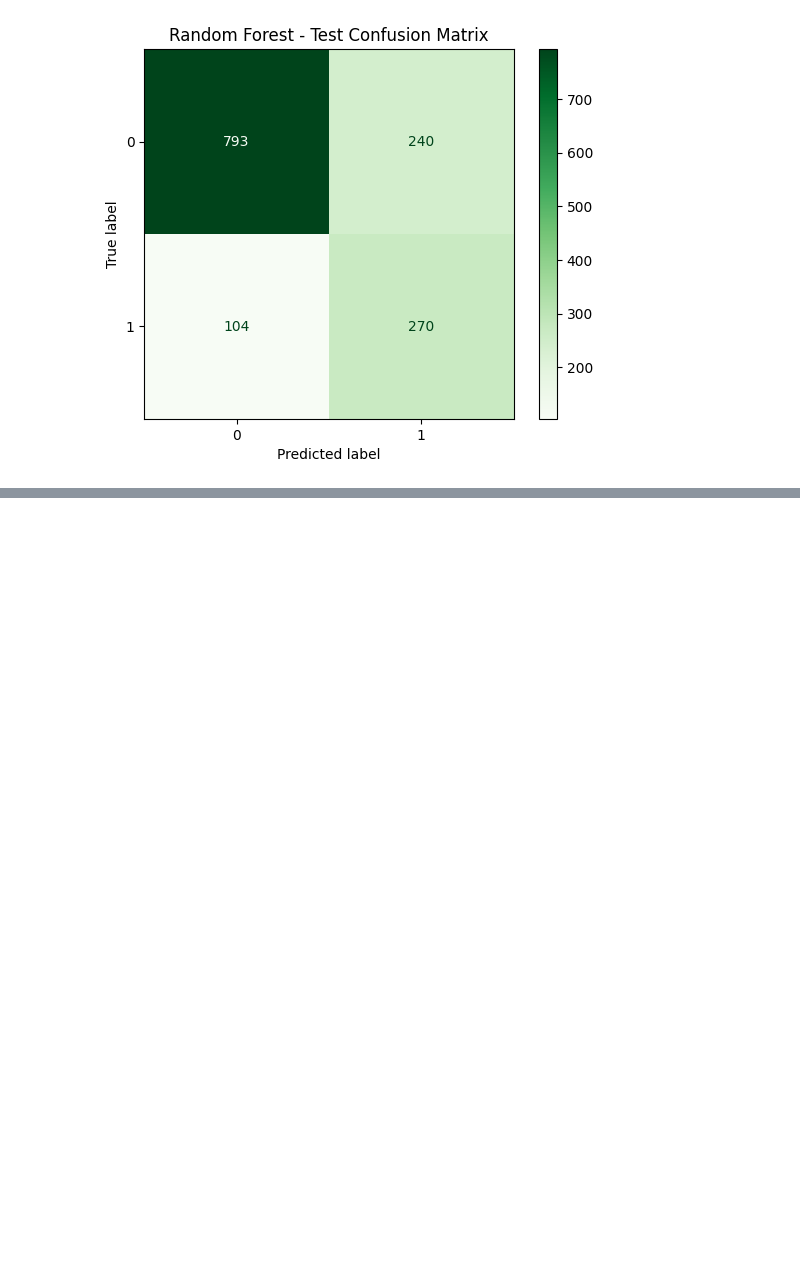
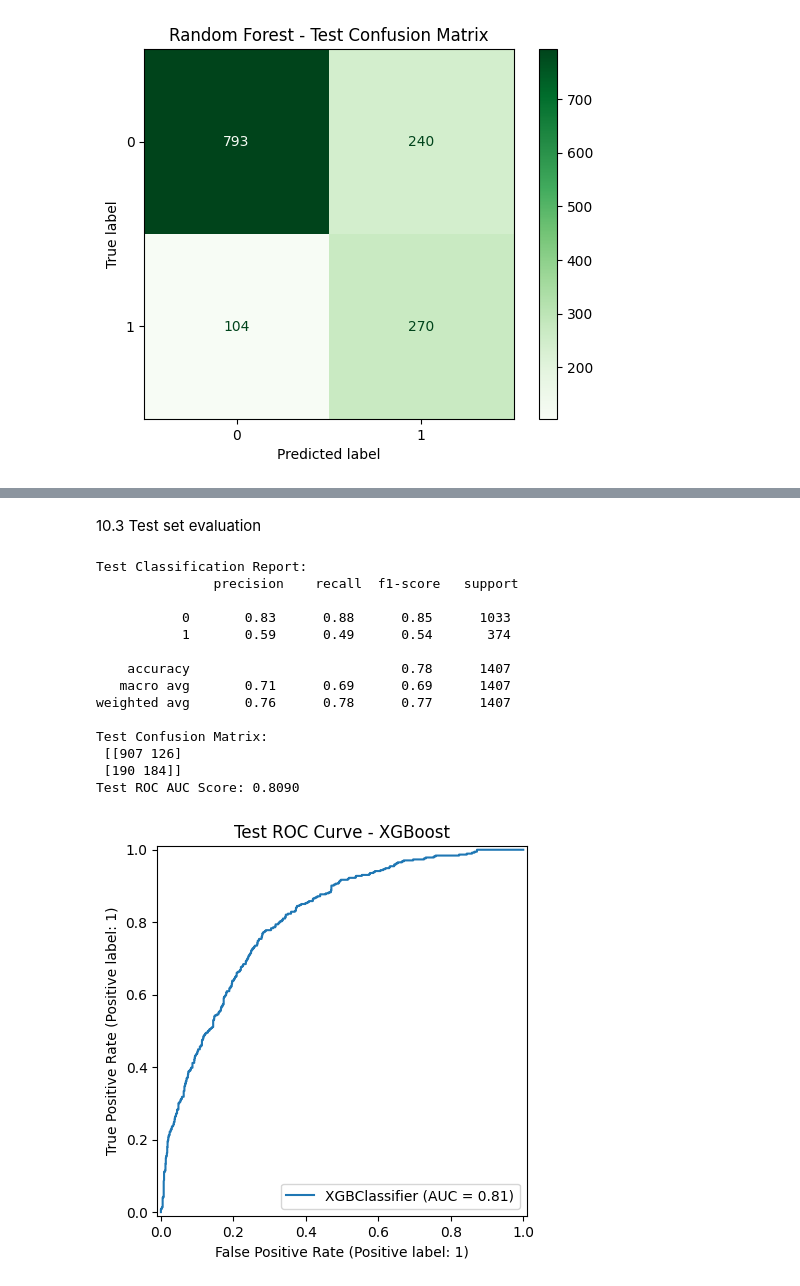
Before and after one commit to Shakya658/customer-churn, a Jupyter notebook: Notebooks/churn_analysis.ipynb, the cells around one changed output, grey strips where cells are left out. Saved outputs shown, nothing was run; the diff lists cells and outputs as text; code cells hidden in the pictures; blank space fills up the shorter version.

```diff
--- a/Notebooks/churn_analysis.ipynb
+++ b/Notebooks/churn_analysis.ipynb
@@ -614,0 +698,31 @@ plt.show()
+# %% [markdown]
+10.3 Test set evaluation
+# %%
+y_test_pred = xgb_model.predict(X_test)
+y_test_prob = xgb_model.predict_proba(X_test)[:, 1]
+
+print("Test Classification Report:\n", classification_report(y_test, y_test_pred))
+print("Test Confusion Matrix:\n", confusion_matrix(y_test, y_test_pred))
+
+test_auc = roc_auc_score(y_test, y_test_prob)
+print(f"Test ROC AUC Score: {test_auc:.4f}")
+
+RocCurveDisplay.from_estimator(xgb_model, X_test, y_test)
+plt.title('Test ROC Curve - XGBoost')
+plt.show()
+# %% [output]
+Test Classification Report:
+               precision    recall  f1-score   support
+
+           0       0.83      0.88      0.85      1033
+           1       0.59      0.49      0.54       374
+
+    accuracy                           0.78      1407
+   macro avg       0.71      0.69      0.69      1407
+weighted avg       0.76      0.78      0.77      1407
+
+Test Confusion Matrix:
+ [[907 126]
+ [190 184]]
+Test ROC AUC Score: 0.8090
+[figure, added]
```
Also changed, not shown: parts of 10 cells of this notebook, 1 other file.
